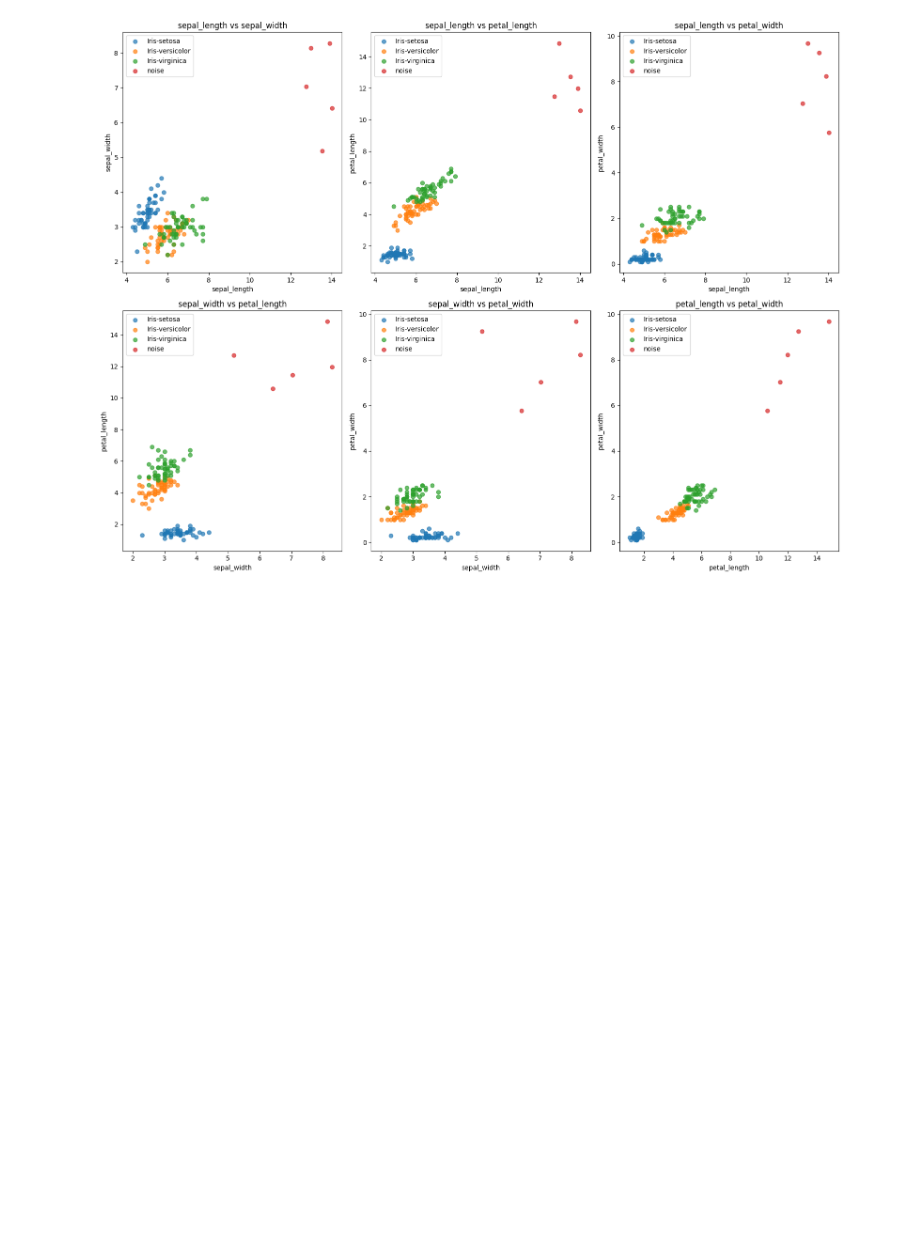
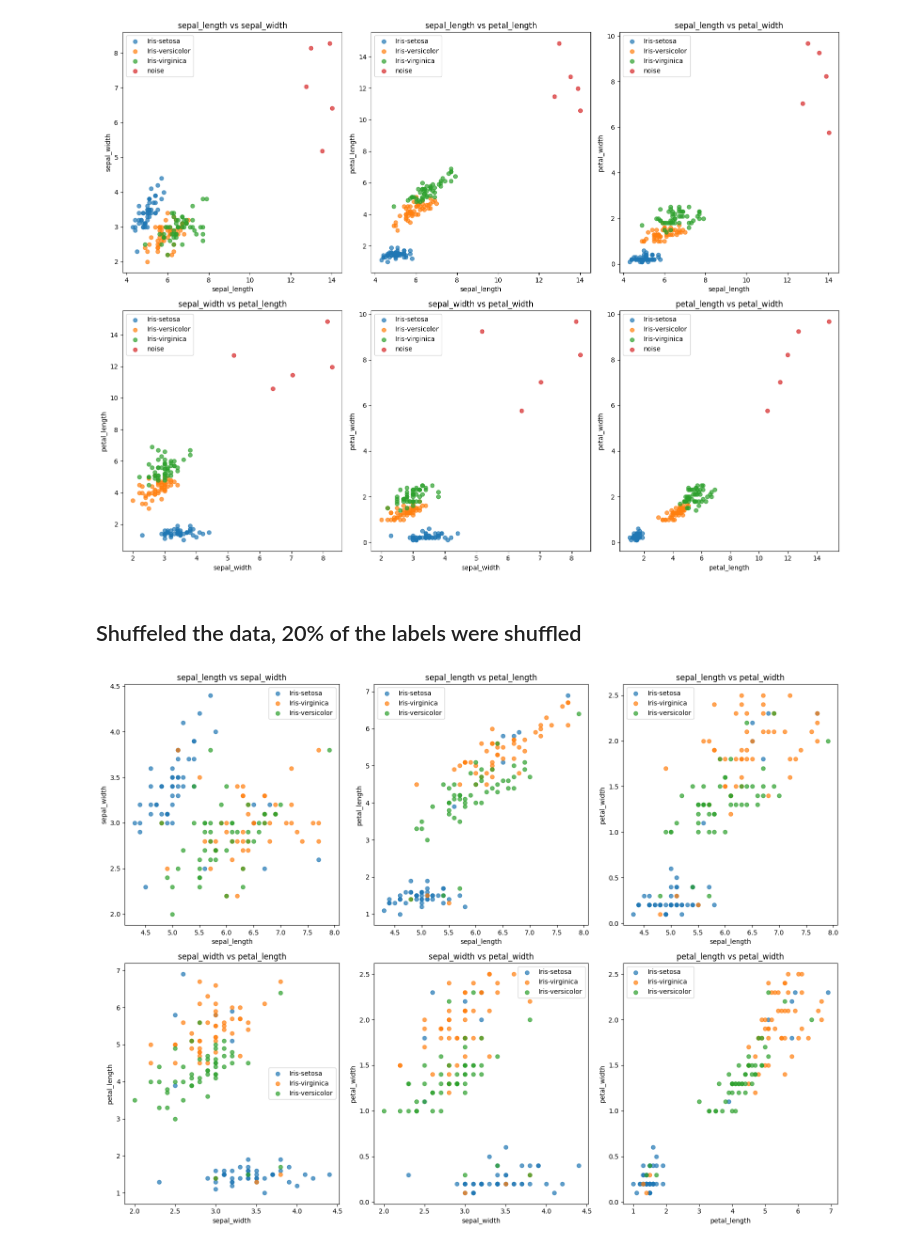
Before and after one commit to Poison-Cluster/poison-cluster, a Jupyter notebook: randomized_injection/randomized_injection_attack.ipynb, the cells around one changed output. Drawn from its saved outputs; the diff is of its cells as text; code cells hidden in the pictures; blank space fills up the shorter version.

Commit message:
chg: Added label shuffle manipulation

```diff
--- a/randomized_injection/randomized_injection_attack.ipynb
+++ b/randomized_injection/randomized_injection_attack.ipynb
@@ -58,3 +58,20 @@ df_outlier = pd.concat([df_iris, outliers], ignore_index=True)
 plot_feature_pairs(df_outlier, label_column='species', figsize=(16, 12))
 # %% [output]
 [figure]
+# %% [markdown]
+## Shuffeled the data, 20% of the labels were shuffled
+# %%
+df_label_shuffled = df_iris.copy()
+
+np.random.seed(42)
+fraction_to_shuffle = 0.2
+num_to_shuffle = int(fraction_to_shuffle * len(df_label_shuffled))
+
+indices_to_shuffle = np.random.choice(df_label_shuffled.index, size=num_to_shuffle, replace=False)
+
+shuffled_labels = np.random.permutation(df_label_shuffled.loc[indices_to_shuffle, 'species'].values)
+df_label_shuffled.loc[indices_to_shuffle, 'species'] = shuffled_labels
+# %%
+plot_feature_pairs(df_label_shuffled, label_column='species', figsize=(16, 12))
+# %% [output]
+[figure, added]
```
